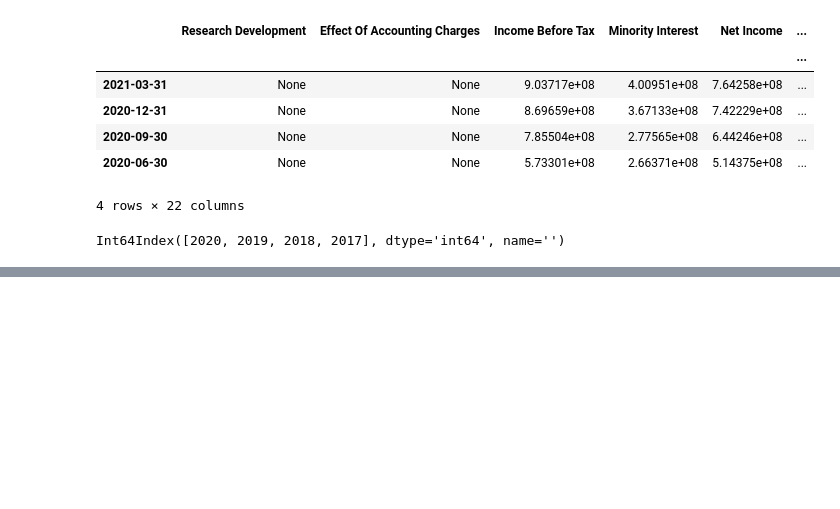
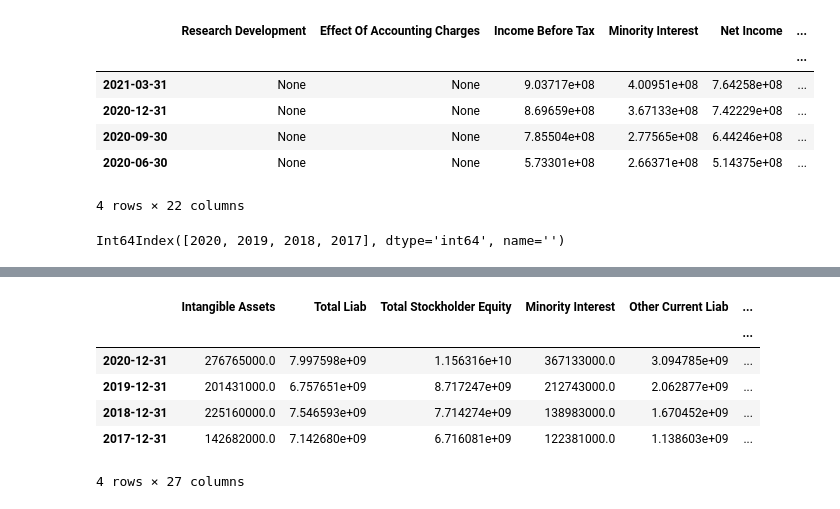
Before and after one commit to henriqueumeda/fundamental-filter, a Jupyter notebook: F-filter.ipynb, the cells around one changed output, grey strips where cells are left out. Saved outputs shown, nothing was run; the diff lists cells and outputs as text; code cells hidden in the pictures; blank space fills up the shorter version.

```diff
--- a/F-filter.ipynb
+++ b/F-filter.ipynb
@@ -78,0 +134,12 @@ pyoff.iplot(fig)
+# %%
+tickerBalanceSheet = tickerData.balance_sheet
+tickerBalanceSheet = tickerBalanceSheet.T
+tickerBalanceSheet
+# %% [output]
+|  | Intangible Assets | Total Liab | Total Stockholder Equity | Minority Interest | Other Current Liab | ... |
+|  |  |  |  |  |  | ... |
+| 2020-12-31 | 276765000.0 | 7.997598e+09 | 1.156316e+10 | 367133000.0 | 3.094785e+09 | ... |
+| 2019-12-31 | 201431000.0 | 6.757651e+09 | 8.717247e+09 | 212743000.0 | 2.062877e+09 | ... |
+| 2018-12-31 | 225160000.0 | 7.546593e+09 | 7.714274e+09 | 138983000.0 | 1.670452e+09 | ... |
+| 2017-12-31 | 142682000.0 | 7.142680e+09 | 6.716081e+09 | 122381000.0 | 1.138603e+09 | ... |
+4 rows × 27 columns
```
Also changed, not shown: parts of 4 cells of this notebook.
